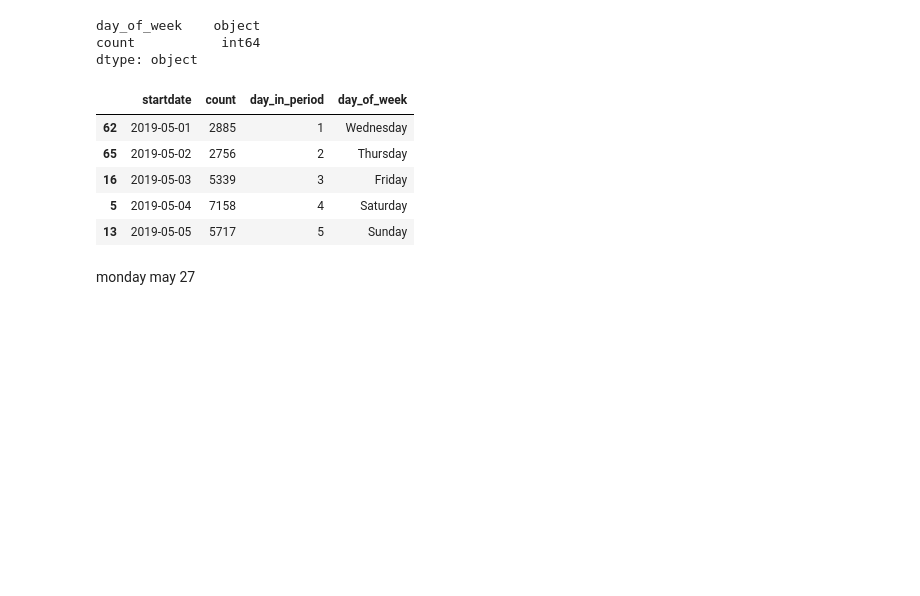
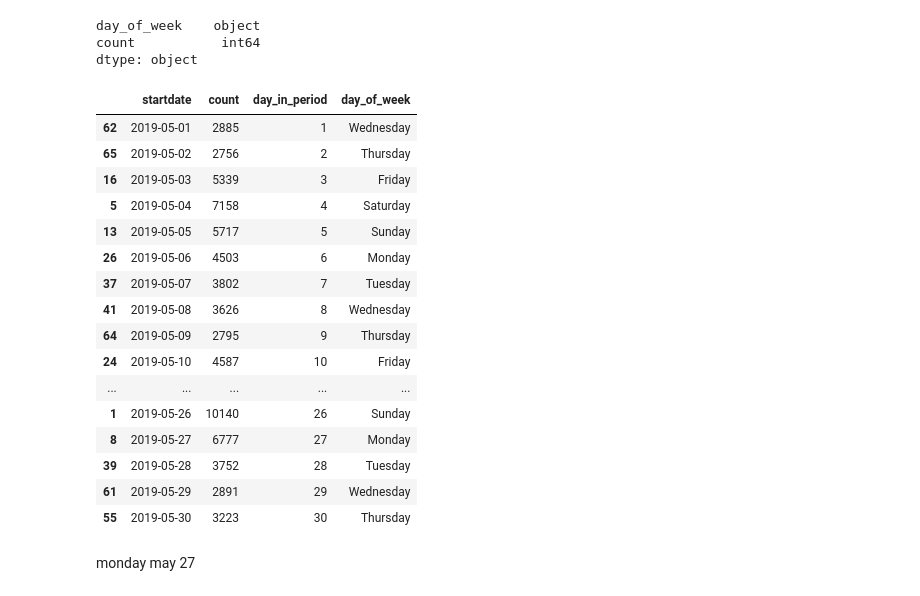
Before and after one commit to NSS-Data-Analytics-Cohort-8/scooter-partner1-badger-badger-python, a Jupyter notebook: notebooks/deliverables_scoot_3.ipynb, the cells around one changed output. Saved outputs shown, nothing was run; the diff lists cells and outputs as text; code cells hidden in the pictures; blank space fills up the shorter version.

```diff
--- a/notebooks/deliverables_scoot_3.ipynb
+++ b/notebooks/deliverables_scoot_3.ipynb
@@ -252,14 +253,25 @@ nt_day = nt.startdate.value_counts().reset_index().sort_values(by = 'startdate')
 nt_day['day_in_period'] = np.arange(len(nt_day))+1
 # %%
 nt_day['day_of_week'] = nt_day['startdate'].dt.day_name()
-nt_day.head(5)
+nt_day.head(30)
 # %% [output]
 |  | startdate | count | day_in_period | day_of_week |
 | 62 | 2019-05-01 | 2885 | 1 | Wednesday |
 | 65 | 2019-05-02 | 2756 | 2 | Thursday |
 | 16 | 2019-05-03 | 5339 | 3 | Friday |
 | 5 | 2019-05-04 | 7158 | 4 | Saturday |
 | 13 | 2019-05-05 | 5717 | 5 | Sunday |
+| 26 | 2019-05-06 | 4503 | 6 | Monday |
+| 37 | 2019-05-07 | 3802 | 7 | Tuesday |
+| 41 | 2019-05-08 | 3626 | 8 | Wednesday |
+| 64 | 2019-05-09 | 2795 | 9 | Thursday |
+| 24 | 2019-05-10 | 4587 | 10 | Friday |
+| ... | ... | ... | ... | ... |
+| 1 | 2019-05-26 | 10140 | 26 | Sunday |
+| 8 | 2019-05-27 | 6777 | 27 | Monday |
+| 39 | 2019-05-28 | 3752 | 28 | Tuesday |
+| 61 | 2019-05-29 | 2891 | 29 | Wednesday |
+| 55 | 2019-05-30 | 3223 | 30 | Thursday |
 # %% [markdown]
 monday may 27
 # %%
```
Also changed, not shown: parts of 22 cells of this notebook, 4 other files.
